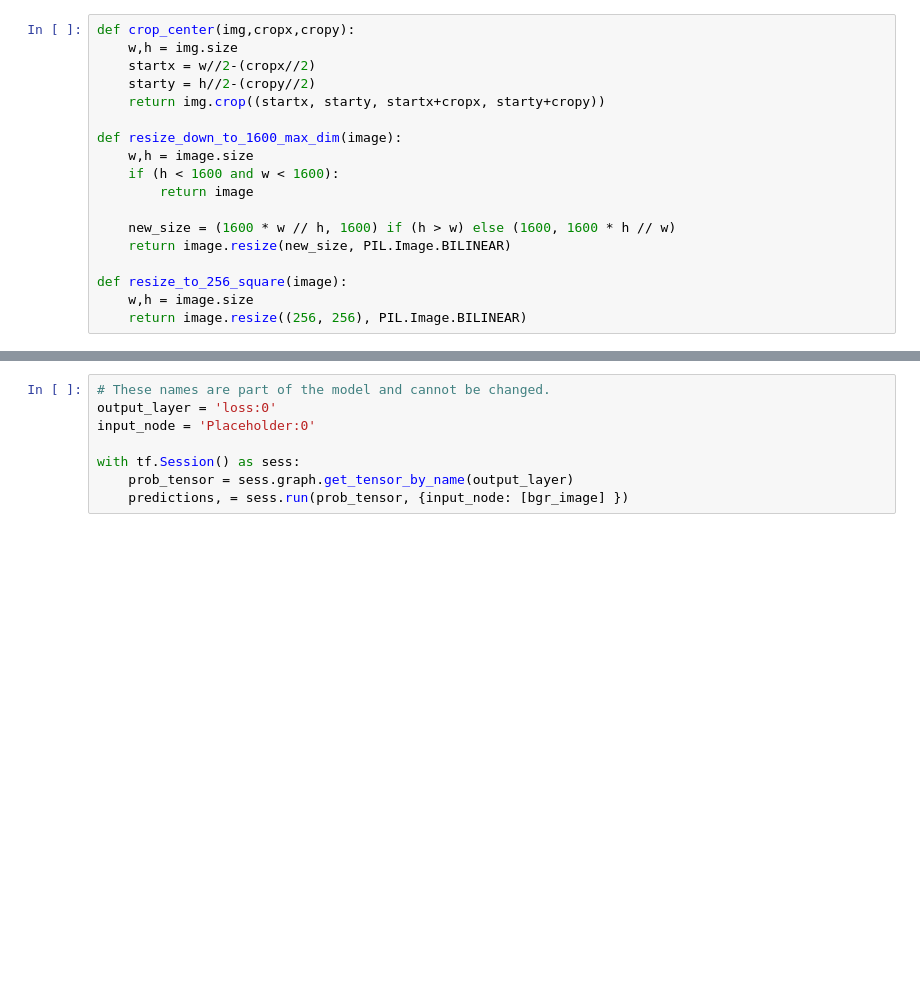
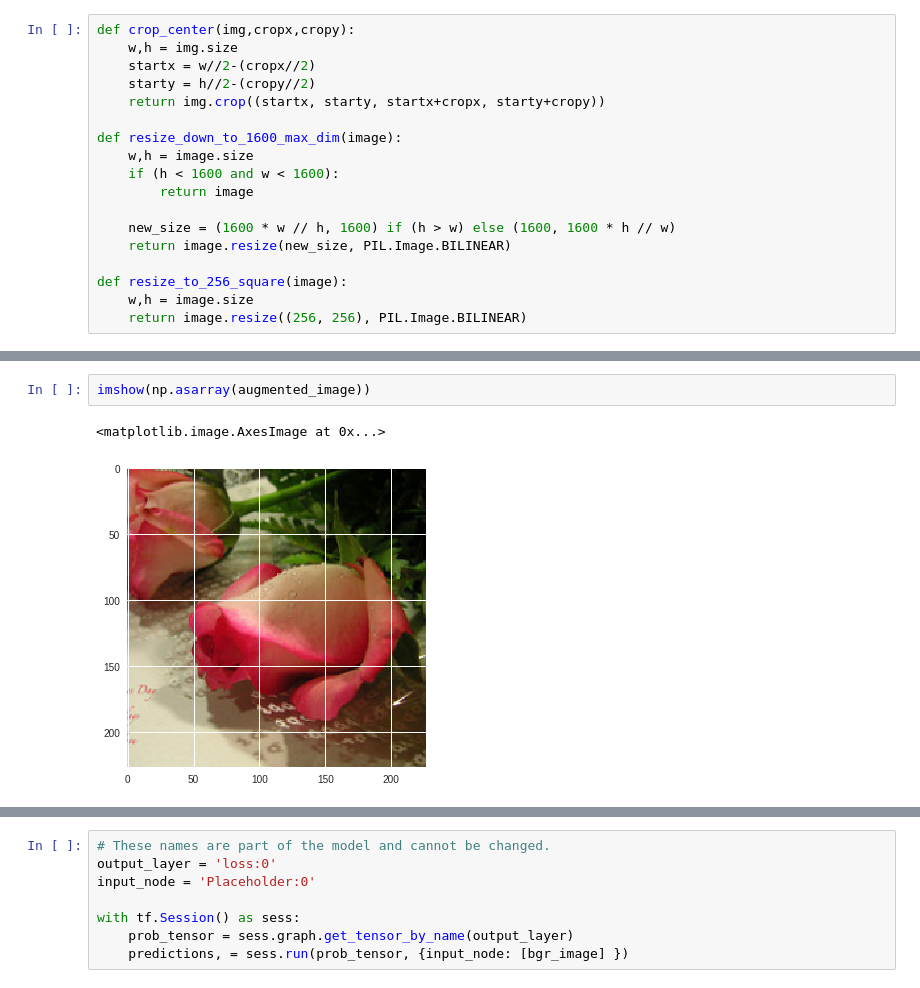
Before and after one commit to riccardogiorato/pocketbotanist, a Jupyter notebook: tensorflow_pb_model.ipynb, the cells around one changed output, grey strips where cells are left out. Saved outputs shown, nothing was run; the diff lists cells and outputs as text; blank space fills up the shorter version.

```diff
--- a/tensorflow_pb_model.ipynb
+++ b/tensorflow_pb_model.ipynb
@@ -107,0 +120,5 @@ bgr_image = np.array([b,g,r]).transpose()
+# %%
+imshow(np.asarray(augmented_image))
+# %% [output]
+<matplotlib.image.AxesImage at 0x...>
+[figure, added]
```
Also changed, not shown: parts of 8 cells of this notebook, 6 other files.
